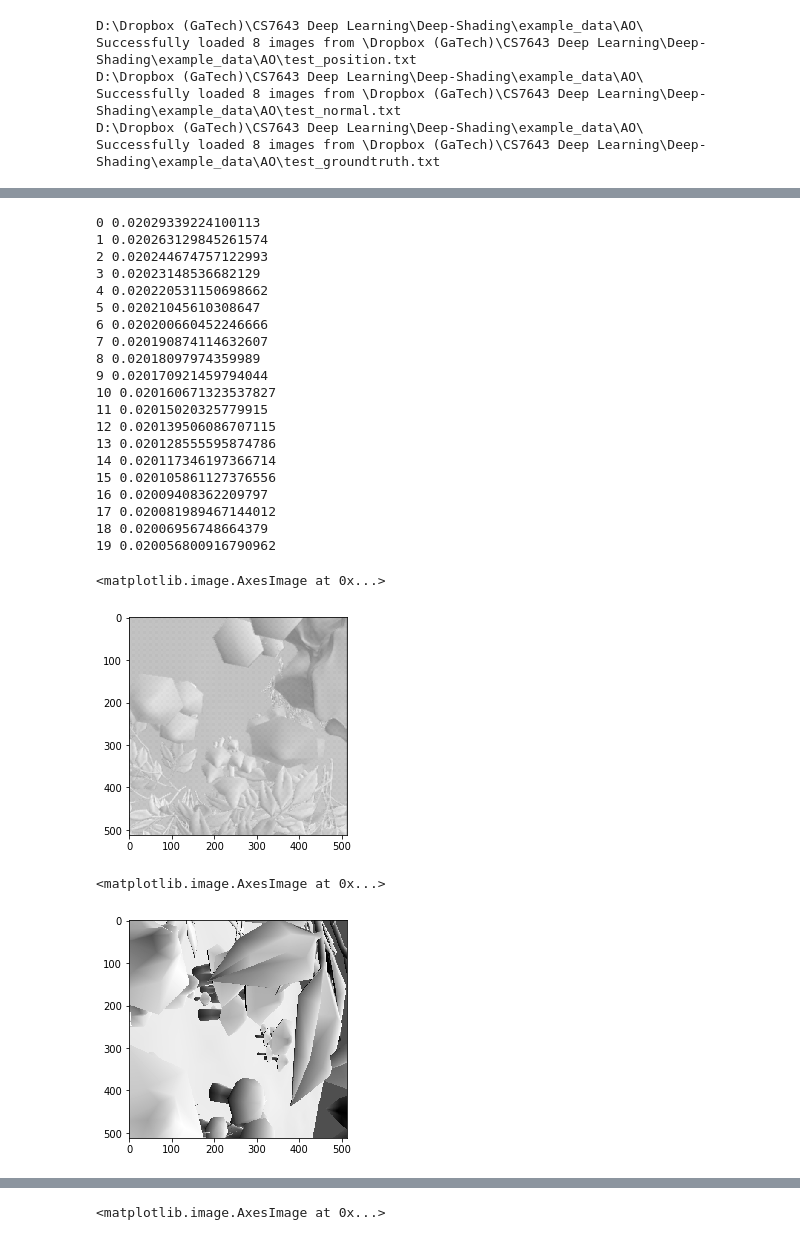
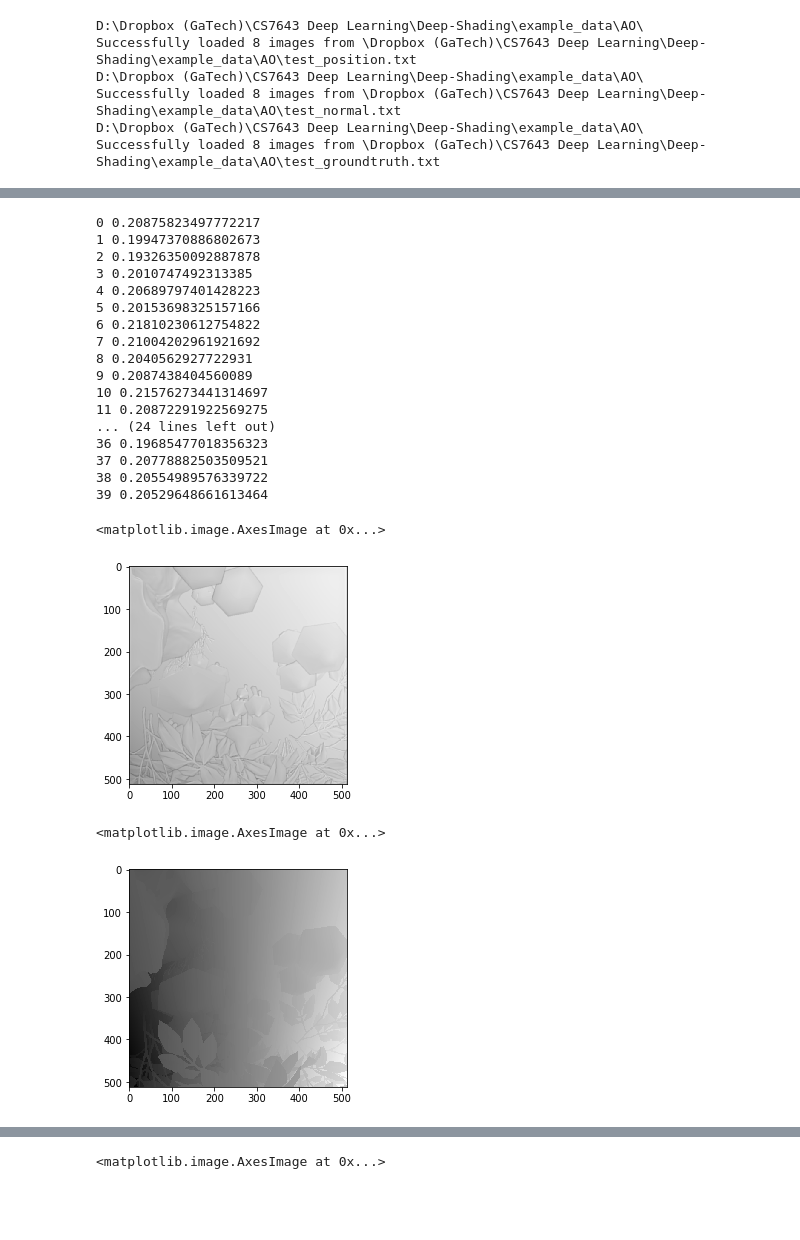
Before and after one commit to aten2001/Deep-Shading, a Jupyter notebook: Deep Shading.ipynb, the cells around one changed output, grey strips where cells are left out. Drawn from its saved outputs; the diff is of its cells as text; code cells hidden in the pictures; blank space fills up the shorter version.

```diff
--- a/Deep Shading.ipynb
+++ b/Deep Shading.ipynb
@@ -16,7 +16,9 @@ device = torch.device("cuda")
 D:\Dropbox (GaTech)\CS7643 Deep Learning\Deep-Shading
 # %%
 trainset = AODataset("\\Dropbox (GaTech)\\CS7643 Deep Learning\\Deep-Shading\\example_data\\AO\\", split="test")
-dataloader = torch.utils.data.DataLoader(trainset, batch_size=8, shuffle=True, num_workers=0)
+#subset_indices = list(range(1))
+#trainset = torch.utils.data.Subset(trainset, subset_indices)
+dataloader = torch.utils.data.DataLoader(trainset, batch_size=4, shuffle=True, num_workers=0)
 # %% [output]
 D:\Dropbox (GaTech)\CS7643 Deep Learning\Deep-Shading\example_data\AO\
 Successfully loaded 8 images from \Dropbox (GaTech)\CS7643 Deep Learning\Deep-Shading\example_data\AO\test_position.txt
@@ -26,7 +28,7 @@ D:\Dropbox (GaTech)\CS7643 Deep Learning\Deep-Shading\example_data\AO\
 Successfully loaded 8 images from \Dropbox (GaTech)\CS7643 Deep Learning\Deep-Shading\example_data\AO\test_groundtruth.txt
 # %%
 model = ShadingModel().to(device)
-optimizer = torch.optim.Adadelta(model.parameters(), lr=1.0)
+optimizer = torch.optim.Adam(model.parameters(), lr=0.01)
 model.train()
 loss_func = nn.MSELoss()
 
@@ -38,9 +40,10 @@ for epoch in range(20):
         normal = normal.permute(0, 3, 1, 2)
         gt = gt.unsqueeze(1)
         optimizer.zero_grad()
-        outputs = model(normal, pos)
-        #loss = model.loss(outputs, gt)
-        loss = loss_func(outputs, gt)
+        image = torch.cat((normal, pos), 1)
+        outputs = model(image)
+        loss = model.loss(outputs, gt)
+        #loss = loss_func(outputs, gt)
         loss.backward()
         optimizer.step()
     print(epoch, loss.item())
@@ -68,7 +71,7 @@ for epoch in range(20):
 # %%
-#optimizer = torch.optim.Adam(model.parameters(), lr=0.002)
+optimizer = torch.optim.Adam(model.parameters(), lr=0.001)
 model.train()
-for epoch in range(20):
+for epoch in range(40):
     for i, data in enumerate(dataloader, 0):
         pos, normal, gt = data
         pos, normal, gt = Variable(pos).to(device), Variable(normal).to(device), Variable(gt).to(device)
@@ -76,46 +79,46 @@ for epoch in range(20):
         normal = normal.permute(0, 3, 1, 2)
         gt = gt.unsqueeze(1)
         optimizer.zero_grad()
-        outputs = model(normal, pos)
-        #loss = model.loss(outputs, gt)
-        loss = loss_func(outputs, gt)
+        image = torch.cat((normal, pos), 1)
+        outputs = model(image)
+        loss = model.loss(outputs, gt)
+        #loss = loss_func(outputs, gt)
         loss.backward()
         optimizer.step()
     print(epoch, loss.item())
 # %% [output]
-0 0.02029339224100113
-1 0.020263129845261574
-2 0.020244674757122993
-3 0.02023148536682129
-4 0.020220531150698662
-5 0.02021045610308647
-6 0.020200660452246666
-7 0.020190874114632607
-8 0.02018097974359989
-9 0.020170921459794044
-10 0.020160671323537827
-11 0.02015020325779915
-12 0.020139506086707115
-13 0.020128555595874786
-14 0.020117346197366714
-15 0.020105861127376556
-16 0.02009408362209797
-17 0.020081989467144012
-18 0.02006956748664379
-19 0.020056800916790962
+0 0.20875823497772217
+1 0.19947370886802673
+2 0.19326350092887878
+3 0.2010747492313385
+4 0.20689797401428223
+5 0.20153698325157166
+6 0.21810230612754822
+7 0.21004202961921692
+8 0.2040562927722931
+9 0.2087438404560089
+10 0.21576273441314697
+11 0.20872291922569275
+... (24 lines left out)
+36 0.19685477018356323
+37 0.20778882503509521
+38 0.20554989576339722
+39 0.20529648661613464
 # %%
-i = model(normal, pos)
+image = torch.cat((normal, pos), 1)
+model.eval()
+i = model(image)
 pic = i.squeeze(1).cpu().data[0].numpy()
 plt.imshow(pic, cmap='gray')
 # %% [output]
 <matplotlib.image.AxesImage at 0x...>
-[figure, old version]
+[figure, new version]
 # %%
-pic = normal[:,0,:,:].cpu().data[0].numpy()
+pic = pos[:,0,:,:].cpu().data[0].numpy()
 plt.imshow(pic, cmap='gray')
 # %% [output]
 <matplotlib.image.AxesImage at 0x...>
-[figure, old version]
+[figure, new version]
 # %%
 pic = gt.squeeze(1).cpu().data[0].numpy()
 plt.imshow(pic, cmap='gray')
```
Also changed, not shown: parts of 3 cells of this notebook.
